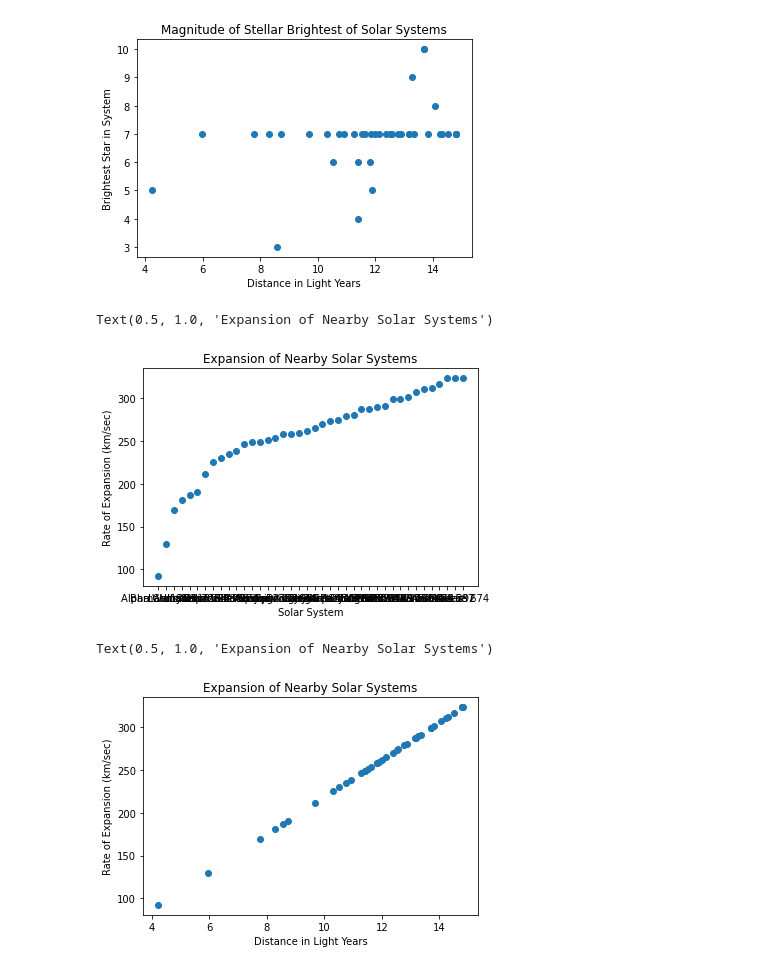
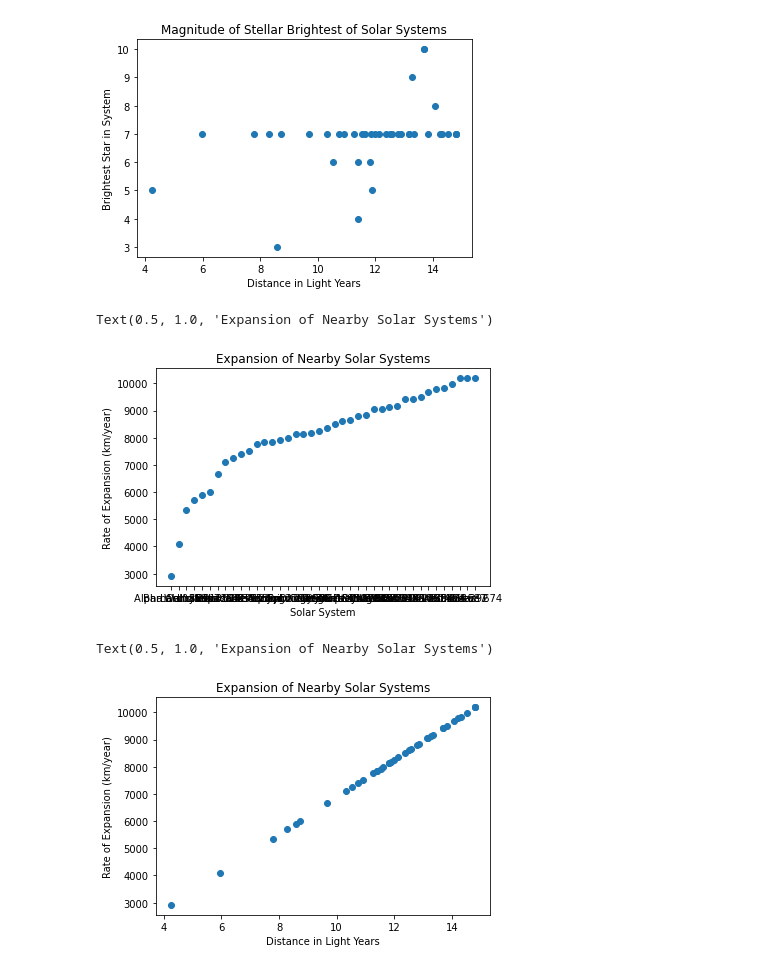
Before and after one commit to tamikataylor/PersonalDataSet, a Jupyter notebook: Personal_Data_Set.ipynb, the cells around one changed output. Drawn from its saved outputs; the diff is of its cells as text; code cells hidden in the pictures.

```diff
--- a/Personal_Data_Set.ipynb
+++ b/Personal_Data_Set.ipynb
@@ -9,7 +9,7 @@ Saving PDS.csv to PDS.csv
 # %%
 import pandas as pd
 import matplotlib.pyplot as plt
-df = pd.read_csv("PDS.csv")
+df = pd.read_csv("PDS (2).csv")
 df.head()
 # %% [output]
 |  | Unnamed: 0 | Solar System | Distance in Light Years | Stellar Type | Stellar Type in Number Scale | ... |
@@ -29,16 +29,16 @@ Text(0.5, 1.0, 'Magnitude of Stellar Brightest of Solar Systems')
 # %%
 plt.scatter(df['Solar System'],df['Rate of Expansion (approximation) '])
 plt.xlabel('Solar System')
-plt.ylabel('Rate of Expansion (km/sec)')
+plt.ylabel('Rate of Expansion (km/year)')
 plt.title('Expansion of Nearby Solar Systems')
 # %% [output]
 Text(0.5, 1.0, 'Expansion of Nearby Solar Systems')
-[figure, old version]
+[figure, new version]
 # %%
 plt.scatter(df['Distance in Light Years '],df['Rate of Expansion (approximation) '])
 plt.xlabel('Distance in Light Years')
-plt.ylabel('Rate of Expansion (km/sec)')
+plt.ylabel('Rate of Expansion (km/year)')
 plt.title('Expansion of Nearby Solar Systems')
 # %% [output]
 Text(0.5, 1.0, 'Expansion of Nearby Solar Systems')
-[figure, old version]
+[figure, new version]
```
Also changed, not shown: parts of 1 cell of this notebook.
